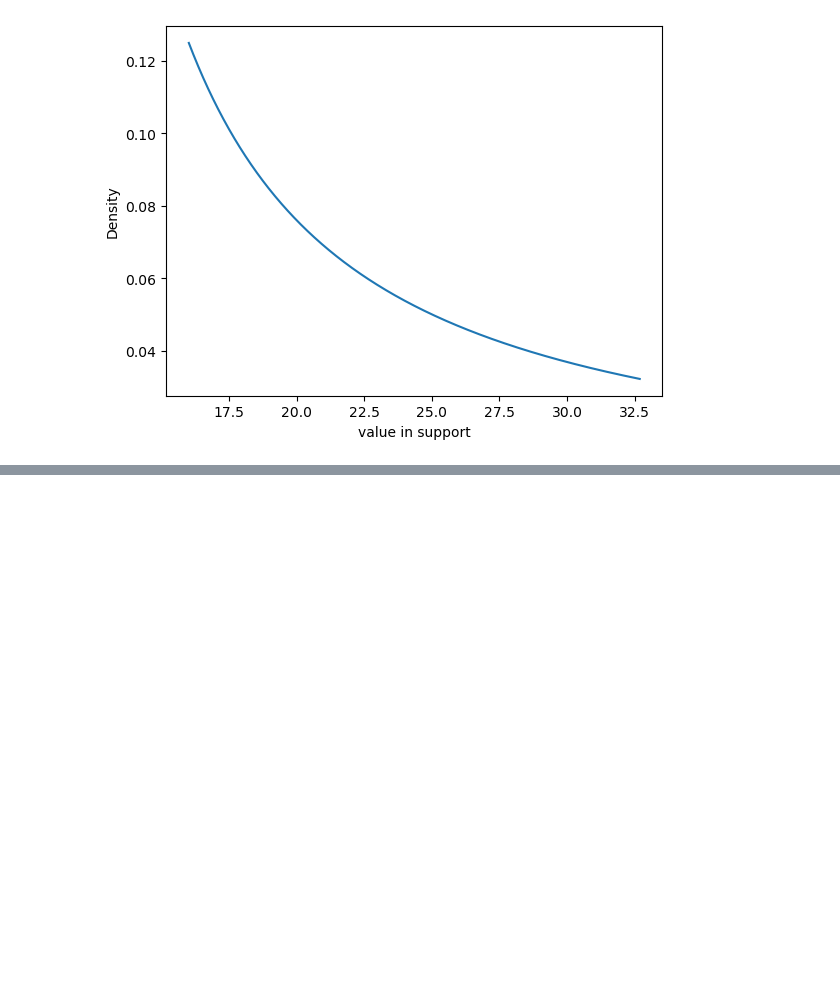
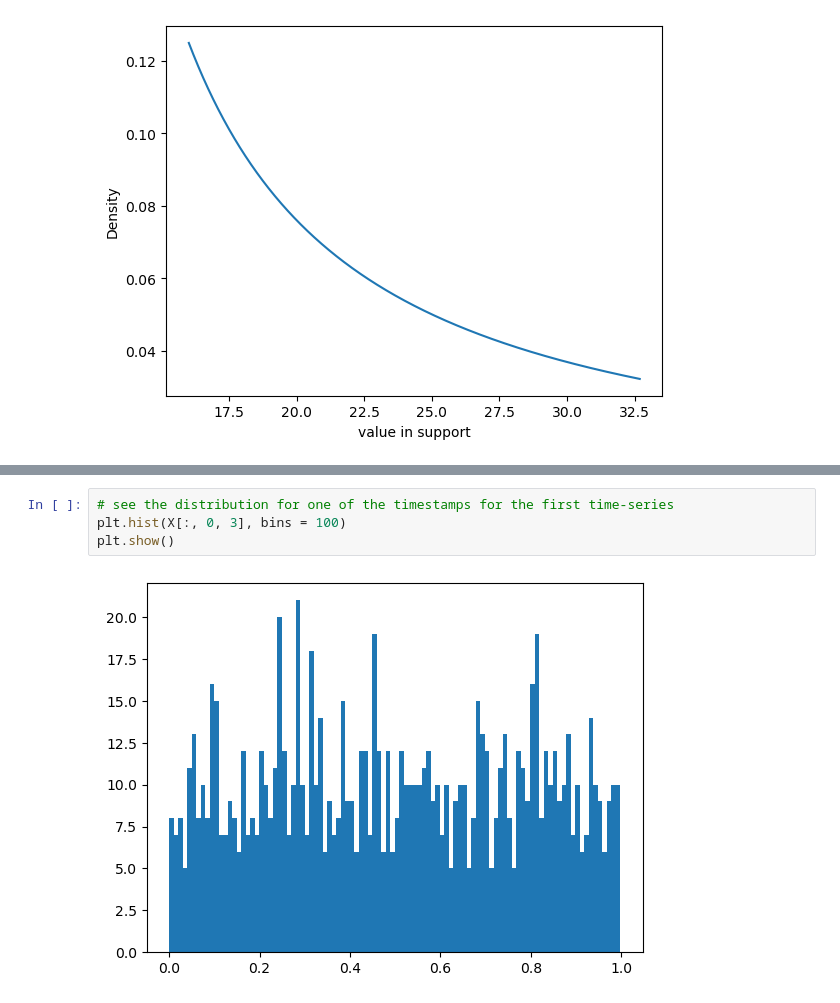
Before and after one commit to marcusGH/edain_paper, a Jupyter notebook: notebooks/synthetic_data.ipynb, the cells around one changed output, grey strips where cells are left out. Drawn from its saved outputs; the diff is of its cells as text; blank space fills up the shorter version.

```diff
--- a/notebooks/synthetic_data.ipynb
+++ b/notebooks/synthetic_data.ipynb
@@ -69,0 +388,6 @@ plot_dist(f)
+# %%
+# see the distribution for one of the timestamps for the first time-series
+plt.hist(X[:, 0, 3], bins = 100)
+plt.show()
+# %% [output]
+[figure, added]
```
Also changed, not shown: parts of 13 cells of this notebook.
